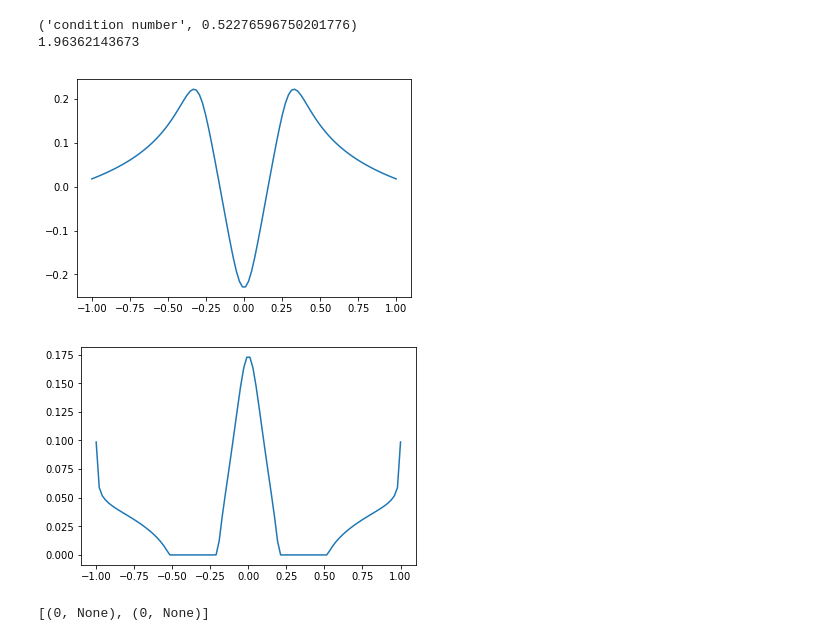
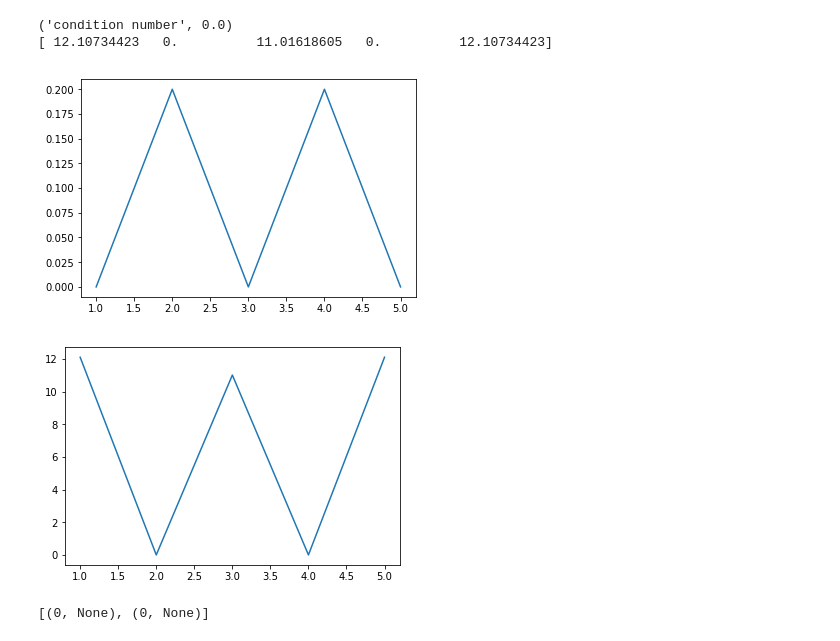
Before and after one commit to Quantumgame/quantum-ml, a Jupyter notebook: simple_models/thomas fermi iteration.ipynb, the cells around one changed output. Cells and saved outputs as stored; diff of their text form; code cells hidden in the pictures.

```diff
--- a/simple_models/thomas fermi iteration.ipynb
+++ b/simple_models/thomas fermi iteration.ipynb
@@ -19,40 +19,45 @@ b1 = (-200e-3,-0.3,0.1,1.0)
 d = (300e-3,0.0,0.1,1.0)
 b2 = (-200e-3,0.3,0.1,1.0)
 N_grid = 100
 x = np.linspace(-1,1,N_grid)
 list_b = [b1,d,b2]
 
 V = potential_profile.V_x_wire(x,list_b)
+
+x = np.array([1,2,3,4,5])
+V = np.array([0,200e-3,0,200e-3,0])
+
 E_scale = 10e-3
 sigma = x[1] - x[0]
 x_0 = 10*(x[1] - x[0])
 K = thomas_fermi.create_K_matrix(x,E_scale,sigma,x_0)
-C_k = 0.1
+C_k = 0
 mu = 150e-3
 
-n = np.zeros(N_grid)
+n = np.zeros(len(x))
+
 
 
 def energy(n,mu,V,K,C_k):
     return np.sum((V - mu)*n) + 0.5*np.sum(n*np.dot(K,n)) + C_k*np.sum(np.power(n,5.0/3.0))
 
 import scipy.optimize
 n_root = scipy.optimize.minimize(lambda x : energy(x,mu,V,K,C_k),n,bounds=[(0,None)]*len(n))
 
 
 cond = (5.0*C_k)/(3.0 * np.power(K[0,0],2.0/3) * np.power(mu-V[0],1.0/3))
 print("condition number",cond)
 plt.figure(1)
 plt.plot(x,V)
 plt.figure(2)
 plt.plot(x,n_root.x)
 
-print(np.sum(n_root.x[40:60]))
+print(n_root.x)
 # %% [output]
-('condition number', 0.52276596750201776)
-1.96362143673
+('condition number', 0.0)
+[ 12.10734423   0.          11.01618605   0.          12.10734423]
-[figure, old version]
+[figure, new version]
-[figure, old version]
+[figure, new version]
 # %%
 [(0,None)]*2
 # %% [output]
```
Also changed, not shown: 3 other files.
